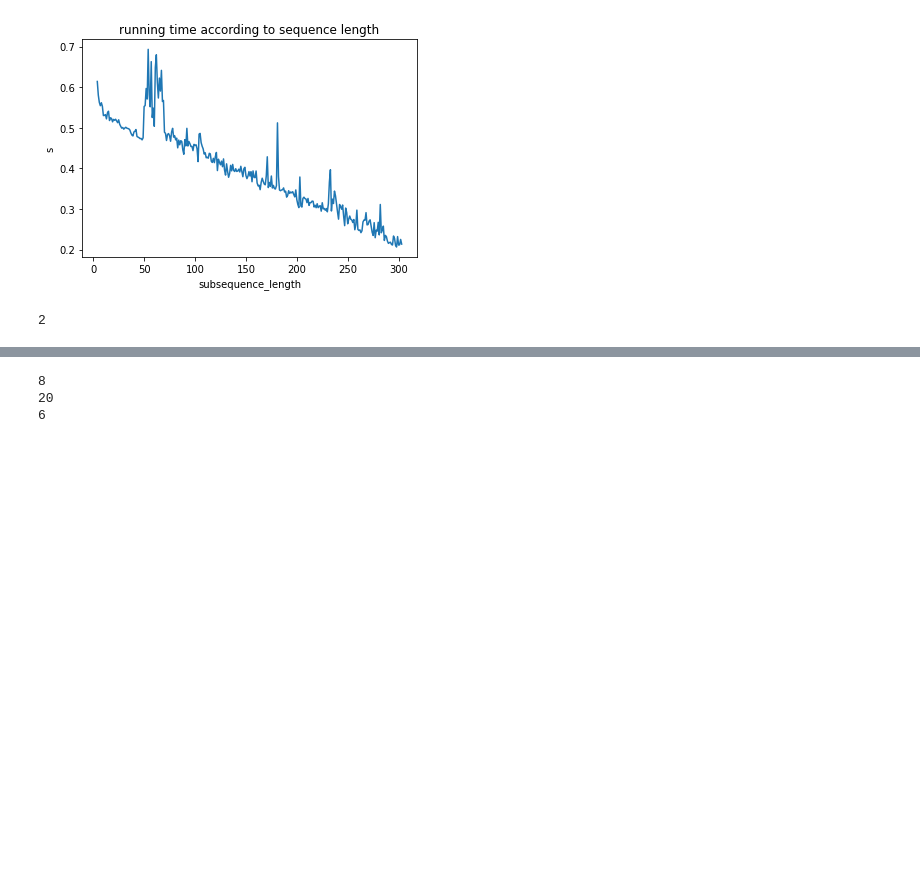
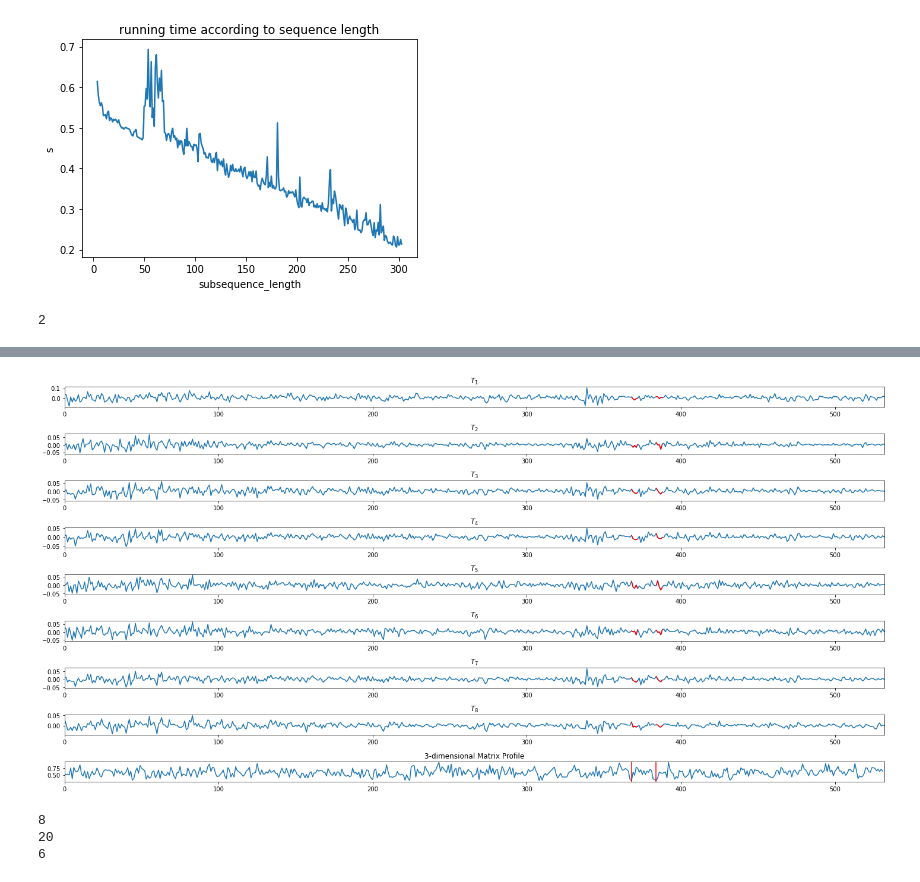
Before and after one commit to adriencances/TimeSeriesProject, a Jupyter notebook: mstamp/Untitled.ipynb, the cells around one changed output, grey strips where cells are left out. Cells and saved outputs as stored; diff of their text form; code cells hidden in the pictures; blank space fills up the shorter version.

```diff
--- a/mstamp/Untitled.ipynb
+++ b/mstamp/Untitled.ipynb
@@ -195,3 +194,10 @@ AttributeError: module 'matplotlib.pyplot' has no attribute 'set_xlabel'
+# %%
+# plot the matrix profil for best dimension dimension
+
+mat_pro_approx, pro_idx_approx = mstamp(multivariate_time_series.T, 5, return_dimension=False)
+plot_motifs(mat_pro_approx, multivariate_time_series, 5, 3)
+# %% [output]
+[figure, added]
 # %%
 t_c = np.array([[1, 3, 4, 5, 4, 3, 6, 15, 14, 13, 12, 0, 2, 4, 2, 6, 10, 11, 9, 3]])
 t_h = np.array([[1, 3, 3, 5, 4, 3, 6, 15, 14, 13, 12, 0, 2, 3, 2, 6, 4, 3, 1, 0]])
```
Also changed, not shown: parts of 1 cell of this notebook.
